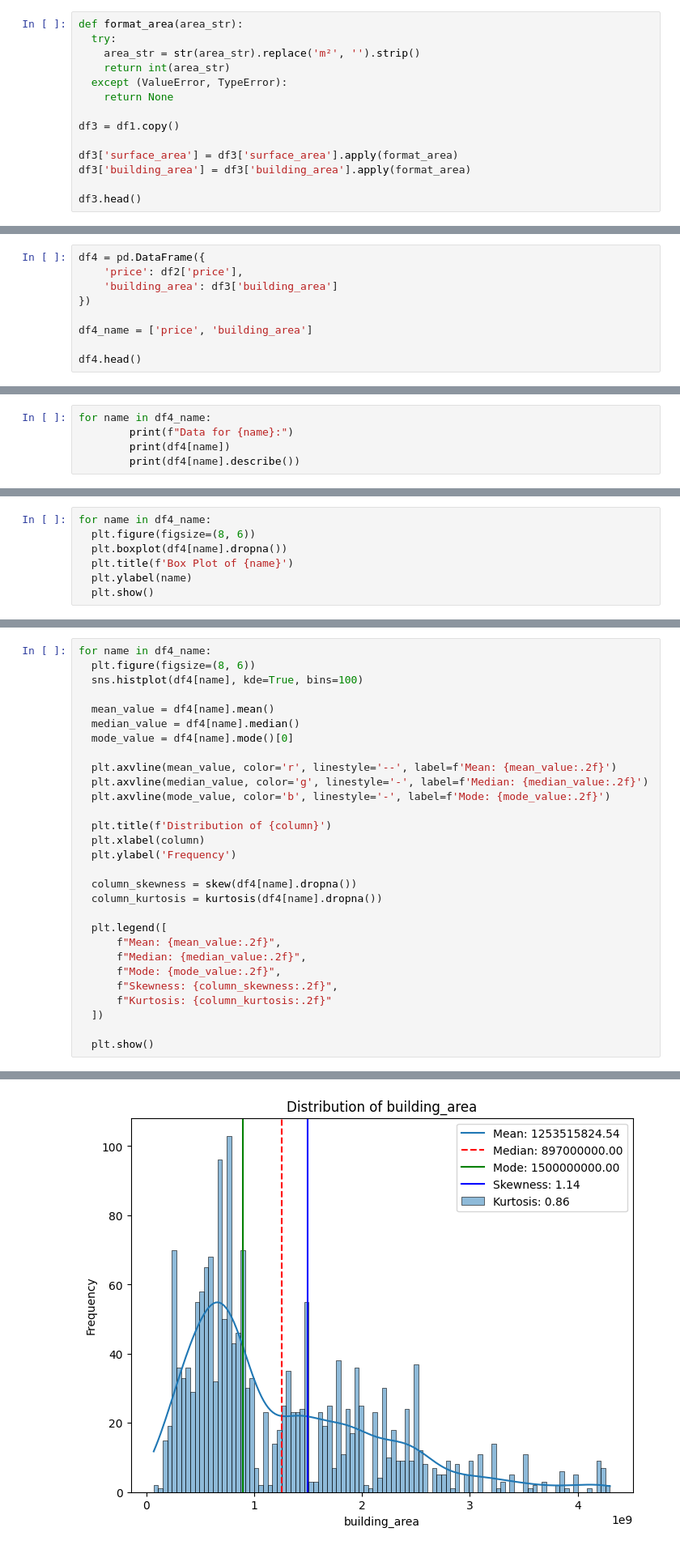
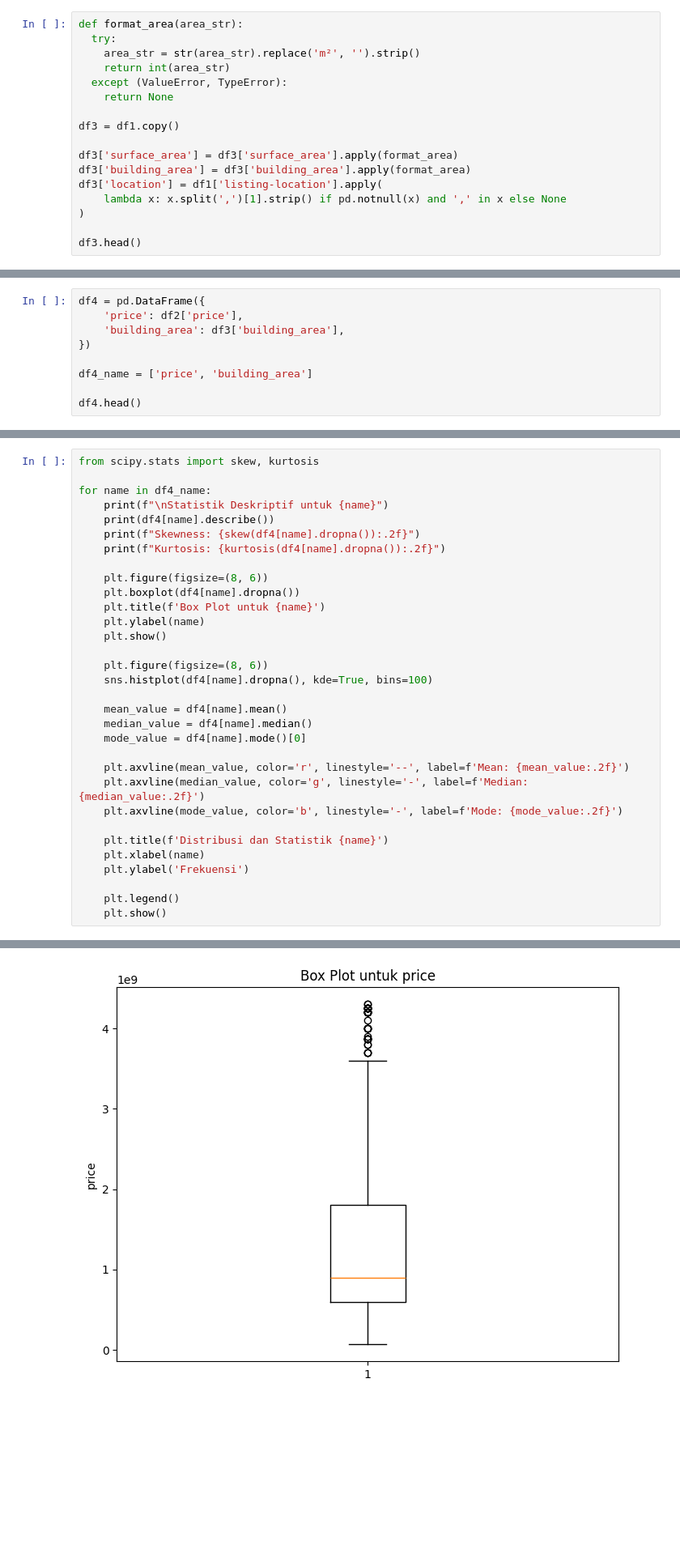
Before and after one commit to piezzy/house-price-predictor-yogyakarta, a Jupyter notebook: yogyakarta_price_prediction.ipynb, the cells around one changed output, grey strips where cells are left out. Shown at 81% size. Drawn from its saved outputs; the diff is of its cells as text; blank space fills up the shorter version.

```diff
--- a/yogyakarta_price_prediction.ipynb
+++ b/yogyakarta_price_prediction.ipynb
@@ -110,6 +110,9 @@ df3 = df1.copy()
 
 df3['surface_area'] = df3['surface_area'].apply(format_area)
 df3['building_area'] = df3['building_area'].apply(format_area)
+df3['location'] = df1['listing-location'].apply(
+    lambda x: x.split(',')[1].strip() if pd.notnull(x) and ',' in x else None
+)
 
 df3.head()
 # %% [output]
@@ -122,7 +125,7 @@ df3.head()
 # %%
 df4 = pd.DataFrame({
     'price': df2['price'],
-    'building_area': df3['building_area']
+    'building_area': df3['building_area'],
 })
 
 df4_name = ['price', 'building_area']
@@ -169,8 +172,3 @@ df4.describe()
 | 50% | 8.970000e+08 | 90.000000 |
 | 75% | 1.800000e+09 | 140.000000 |
 | max | 4.300000e+09 | 302.000000 |
-# %%
-for name in df4_name:
-        print(f"Data for {name}:")
-        print(df4[name])
-        print(df4[name].describe())
@@ -195,7 +174,0 @@ Name: building_area, dtype: float64
-# %%
-for name in df4_name:
-  plt.figure(figsize=(8, 6))
-  plt.boxplot(df4[name].dropna())
-  plt.title(f'Box Plot of {name}')
-  plt.ylabel(name)
-  plt.show()
@@ -205,30 +210,33 @@ for name in df4_name:
 # %%
+from scipy.stats import skew, kurtosis
+
 for name in df4_name:
-  plt.figure(figsize=(8, 6))
-  sns.histplot(df4[name], kde=True, bins=100)
+    print(f"\nStatistik Deskriptif untuk {name}")
+    print(df4[name].describe())
+    print(f"Skewness: {skew(df4[name].dropna()):.2f}")
+    print(f"Kurtosis: {kurtosis(df4[name].dropna()):.2f}")
 
-  mean_value = df4[name].mean()
-  median_value = df4[name].median()
-  mode_value = df4[name].mode()[0]
+    plt.figure(figsize=(8, 6))
+    plt.boxplot(df4[name].dropna())
+    plt.title(f'Box Plot untuk {name}')
+    plt.ylabel(name)
+    plt.show()
 
-  plt.axvline(mean_value, color='r', linestyle='--', label=f'Mean: {mean_value:.2f}')
-  plt.axvline(median_value, color='g', linestyle='-', label=f'Median: {median_value:.2f}')
-  plt.axvline(mode_value, color='b', linestyle='-', label=f'Mode: {mode_value:.2f}')
+    plt.figure(figsize=(8, 6))
+    sns.histplot(df4[name].dropna(), kde=True, bins=100)
 
-  plt.title(f'Distribution of {column}')
-  plt.xlabel(column)
-  plt.ylabel('Frequency')
+    mean_value = df4[name].mean()
+    median_value = df4[name].median()
+    mode_value = df4[name].mode()[0]
 
-  column_skewness = skew(df4[name].dropna())
-  column_kurtosis = kurtosis(df4[name].dropna())
+    plt.axvline(mean_value, color='r', linestyle='--', label=f'Mean: {mean_value:.2f}')
+    plt.axvline(median_value, color='g', linestyle='-', label=f'Median: {median_value:.2f}')
+    plt.axvline(mode_value, color='b', linestyle='-', label=f'Mode: {mode_value:.2f}')
 
-  plt.legend([
-      f"Mean: {mean_value:.2f}",
-      f"Median: {median_value:.2f}",
-      f"Mode: {mode_value:.2f}",
-      f"Skewness: {column_skewness:.2f}",
-      f"Kurtosis: {column_kurtosis:.2f}"
-  ])
+    plt.title(f'Distribusi dan Statistik {name}')
+    plt.xlabel(name)
+    plt.ylabel('Frekuensi')
 
-  plt.show()
+    plt.legend()
+    plt.show()
 # %% [output]
@@ -235 +255 @@ for name in df4_name:
-[figure, old version]
+[figure, new version]
```
Also changed, not shown: parts of 38 cells of this notebook, 1 other file.
